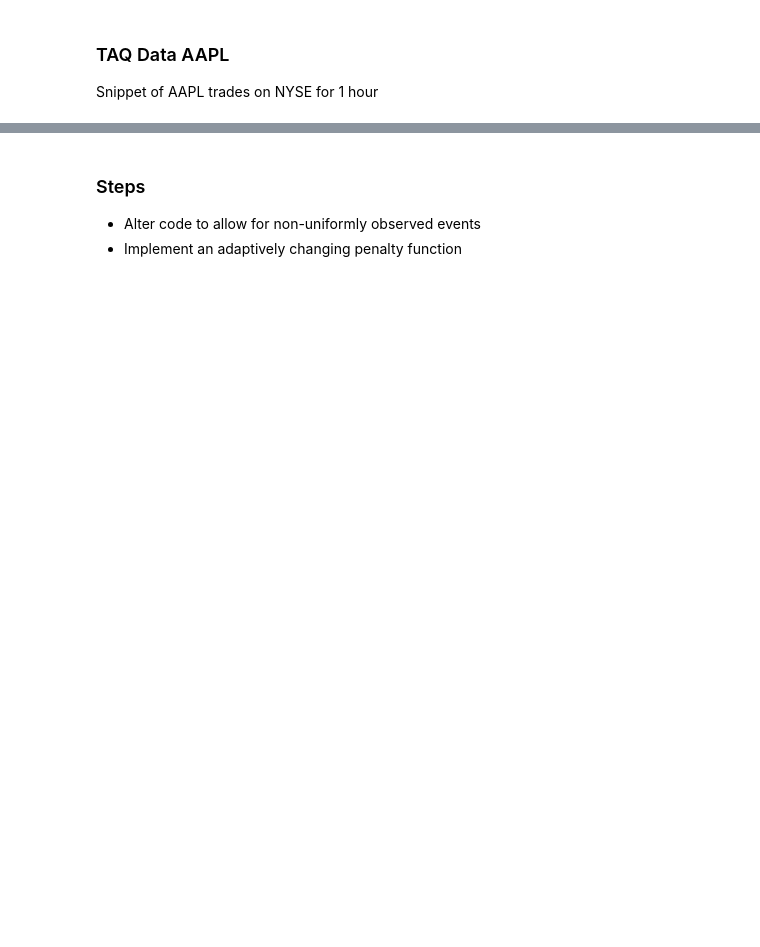
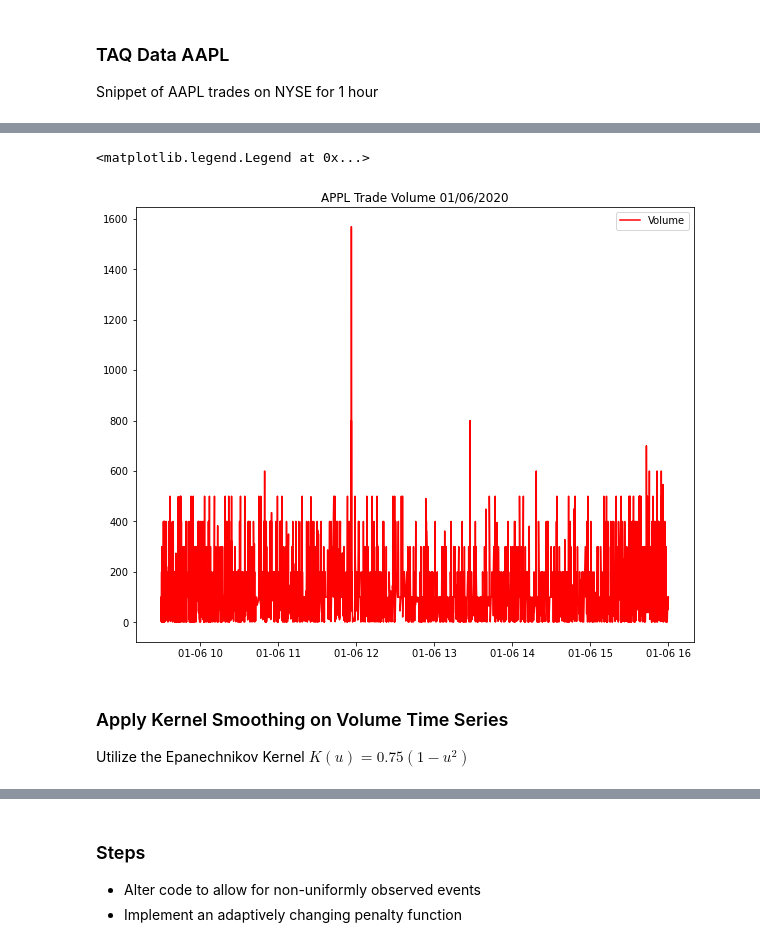
Before and after one commit to jasonbohne123/Adaptive_Signal_Estimation, a Jupyter notebook: Lasso_CPD/TAQ_Exog_News.ipynb, the cells around one changed output, grey strips where cells are left out. Saved outputs shown, nothing was run; the diff lists cells and outputs as text; code cells hidden in the pictures; blank space fills up the shorter version.

```diff
--- a/Lasso_CPD/TAQ_Exog_News.ipynb
+++ b/Lasso_CPD/TAQ_Exog_News.ipynb
@@ -31,0 +41,12 @@ plt.plot(trades['Trade_Volume'])
+# %%
+fig,ax=plt.subplots(figsize=(10,8))
+ax.set_title("APPL Trade Volume 01/06/2020")
+ax.plot(trades['Trade_Volume'],color='red',label='Volume')
+ax.legend()
+# %% [output]
+<matplotlib.legend.Legend at 0x...>
+[figure, added]
+# %% [markdown]
+### Apply Kernel Smoothing on Volume Time Series
+
+Utilize the Epanechnikov Kernel $K(u)=0.75(1-u^2)$
```
Also changed, not shown: parts of 15 cells of this notebook, 2 other files.
